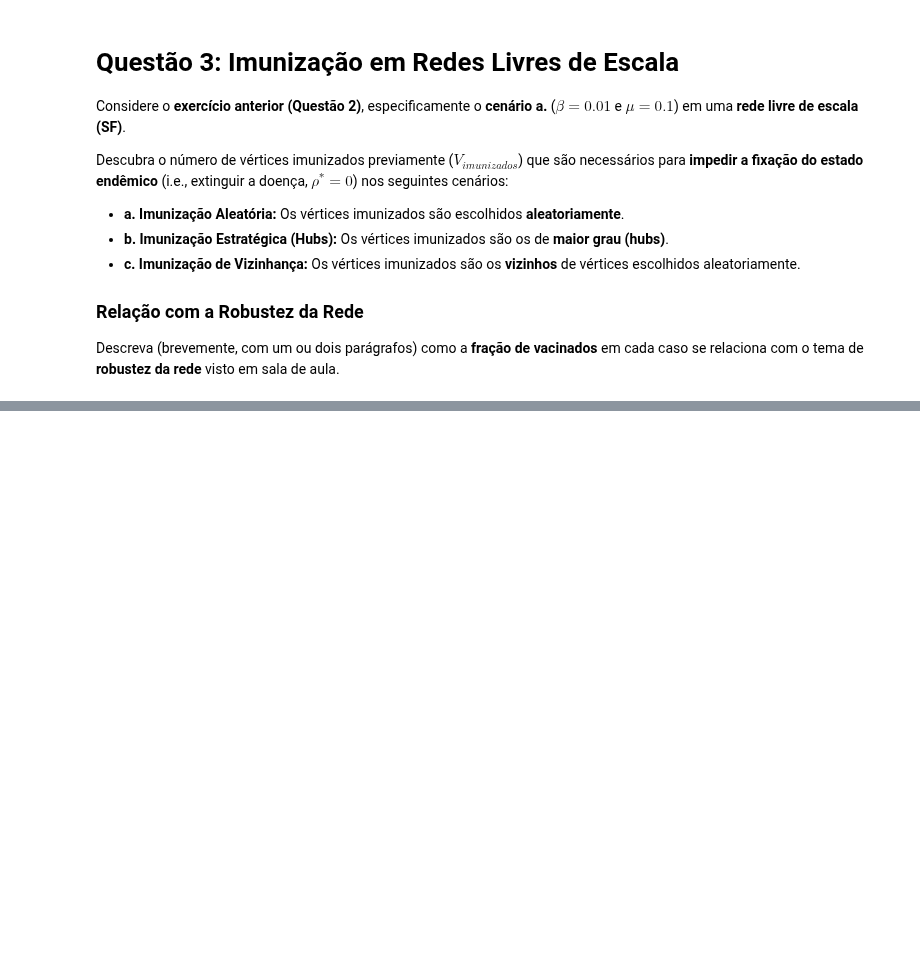
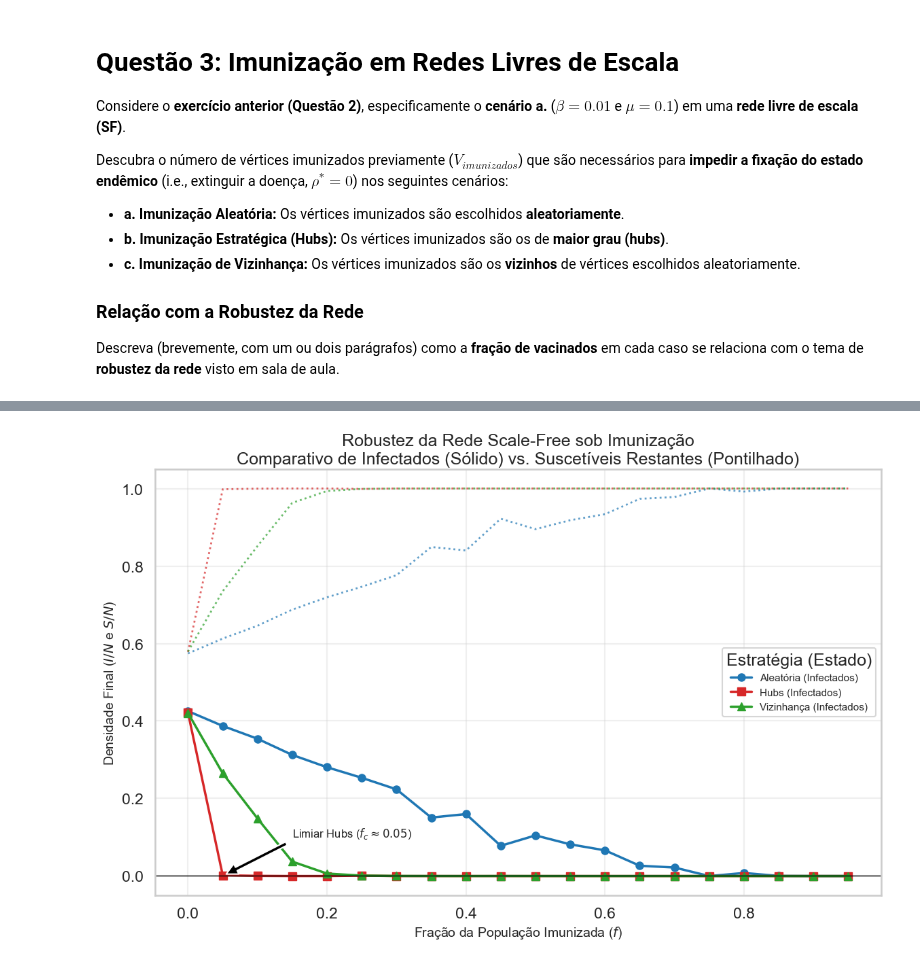
Before and after one commit to jgabrielsg/epidemiology-simulations, a Jupyter notebook: main.ipynb, the cells around one changed output, grey strips where cells are left out. Cells and saved outputs as stored; diff of their text form; code cells hidden in the pictures; blank space fills up the shorter version.

```diff
--- a/main.ipynb
+++ b/main.ipynb
@@ -205,0 +513,37 @@ Descreva (brevemente, com um ou dois parágrafos) como a **fração de vacinados
+# %%
+plt.figure(figsize=(12, 8))
+
+colors = {"Aleatória": "tab:blue", "Hubs": "tab:red", "Vizinhança": "tab:green"}
+markers = {"Aleatória": "o", "Hubs": "s", "Vizinhança": "^"}
+
+for strategy in strategies:
+    inf_vals = np.array(results_imm[strategy]['inf']) / N
+    sus_vals = np.array(results_imm[strategy]['sus']) / N
+
+    c = colors[strategy]
+
+    # Linha de Infectados (Sólida e com Marcador)
+    plt.plot(fractions, inf_vals, label=f'{strategy} (Infectados)',
+             color=c, marker=markers[strategy], markersize=8, linewidth=2.5)
+
+    # Linha de Suscetíveis (Pontilhada e mais fina)
+    # Representa quem NÃO pegou a doença e NÃO foi vacinado
+    plt.plot(fractions, sus_vals,
+             color=c, linestyle=':', linewidth=2, alpha=0.7)
+
+# Decoração do Gráfico
+plt.title(f'Robustez da Rede Scale-Free sob Imunização\nComparativo de Infectados (Sólido) vs. Suscetíveis Restantes (Pontilhado)', fontsize=18)
+plt.xlabel('Fração da População Imunizada ($f$)', fontsize=14)
+plt.ylabel('Densidade Final ($I/N$ e $S/N$)', fontsize=14)
+
+# Anotações de Limiar
+plt.axhline(0, color='black', lw=1)
+plt.annotate('Limiar Hubs ($f_c \\approx 0.05$)', xy=(0.05, 0), xytext=(0.15, 0.1),
+             arrowprops=dict(facecolor='black', shrink=0.05), fontsize=12)
+
+plt.legend(title="Estratégia (Estado)", fontsize=11)
+plt.grid(True, alpha=0.3)
+plt.tight_layout()
+plt.show()
+# %% [output]
+[figure, added]
```
Also changed, not shown: parts of 19 cells of this notebook.
